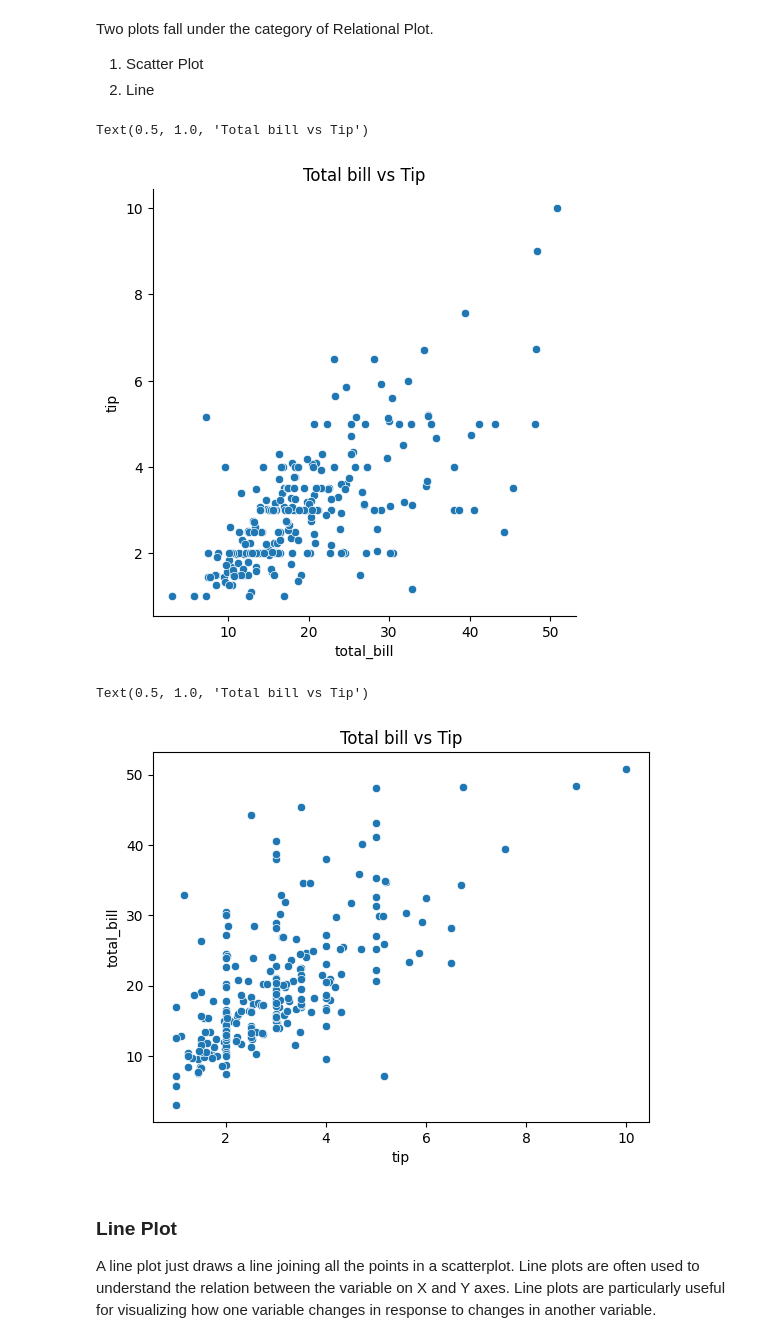
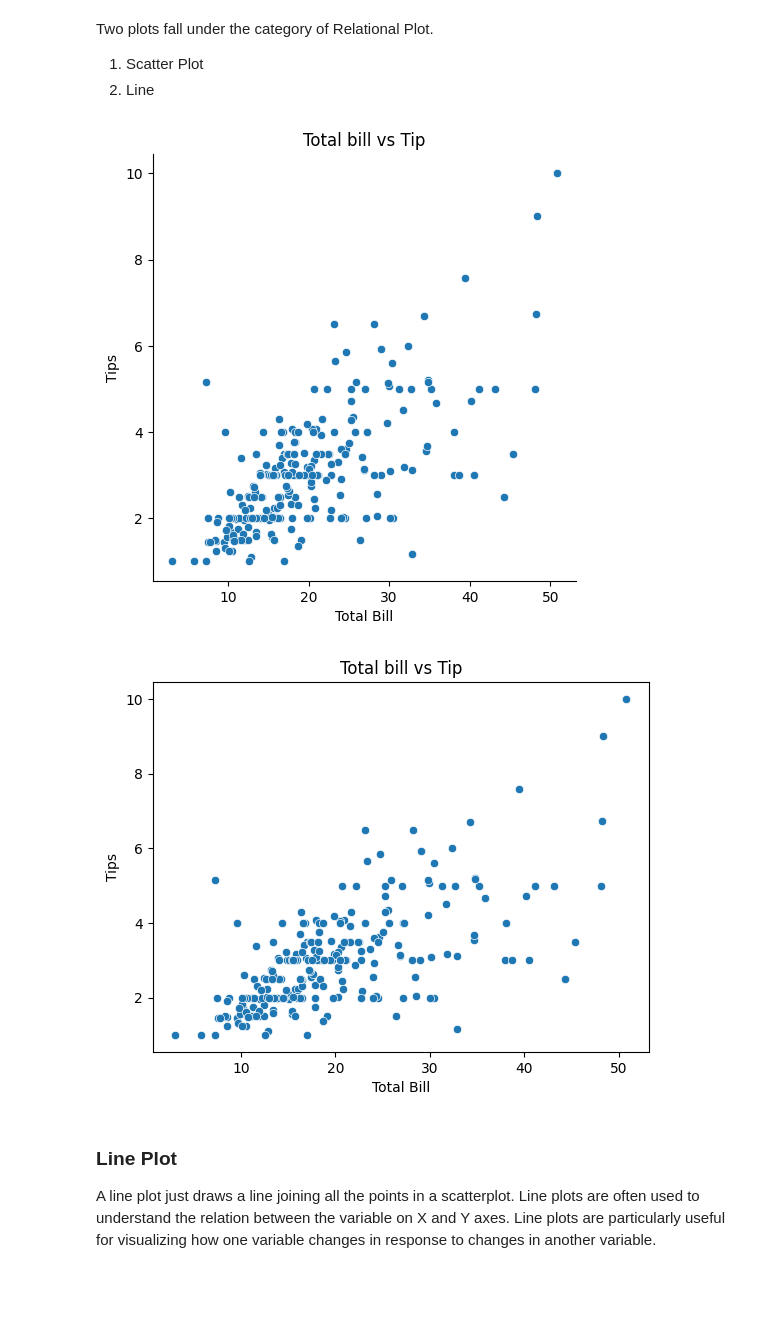
Before and after one commit to jedesai/Data-Visualization, a Jupyter notebook: Seaborn/vis.ipynb, the cells around one changed output. Saved outputs shown, nothing was run; the diff lists cells and outputs as text; code cells hidden in the pictures; blank space fills up the shorter version.

```diff
--- a/Seaborn/vis.ipynb
+++ b/Seaborn/vis.ipynb
@@ -67,18 +67,22 @@ Two plots fall under the category of Relational Plot.
 2. Line
 # %%
 # Figure-level function
-sns.relplot(data=tips, x='total_bill', y='tip', kind='scatter')
+sns.relplot(data=tips,x='total_bill',y='tip',kind='scatter')
 plt.title('Total bill vs Tip')
+plt.xlabel('Total Bill')
+plt.ylabel('Tips')
+plt.show()
 # %% [output]
-Text(0.5, 1.0, 'Total bill vs Tip')
-[figure, old version]
+[figure, new version]
 # %%
 # Axis-level function
-g = sns.scatterplot(data=tips, x='tip', y='total_bill')
+g = sns.scatterplot(data=tips,x='total_bill',y='tip')
 g.set_title('Total bill vs Tip')
+plt.xlabel('Total Bill')
+plt.ylabel('Tips')
+plt.show()
 # %% [output]
-Text(0.5, 1.0, 'Total bill vs Tip')
-[figure, old version]
+[figure, new version]
 # %% [markdown]
 ### Line Plot
 A line plot just draws a line joining all the points in a scatterplot. Line plots are often used to understand the relation between the variable on X and Y axes. Line plots are particularly useful for visualizing how one variable changes in response to changes in another variable.
```
Also changed, not shown: parts of 21 cells of this notebook.
